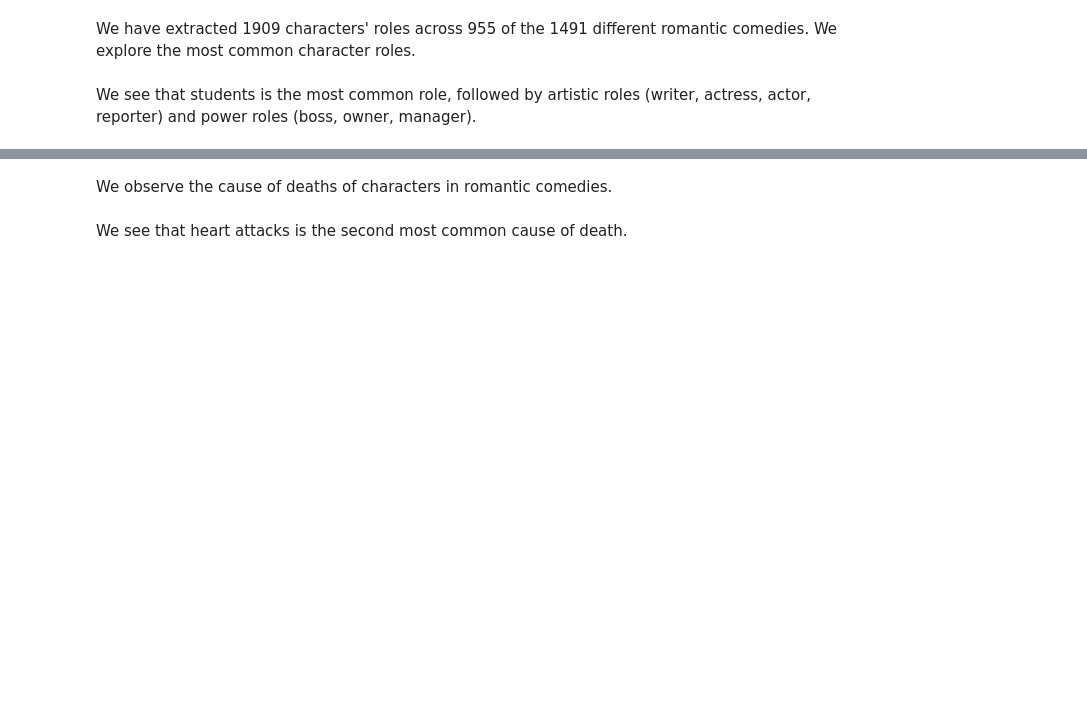
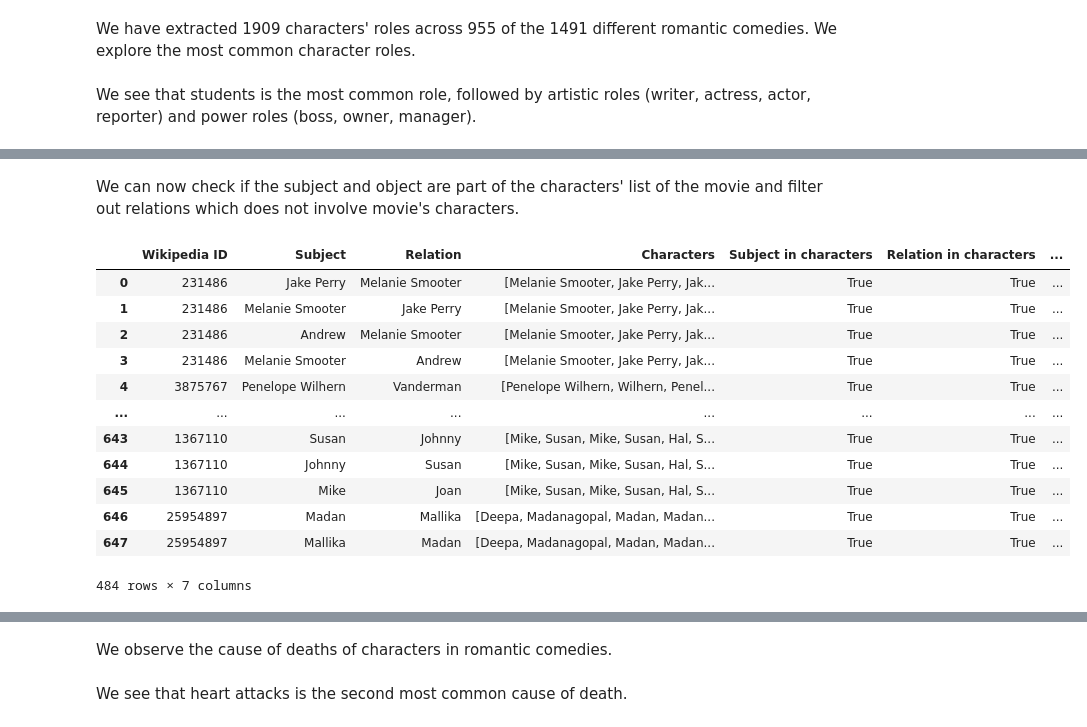
Before and after one commit to epfl-ada/ada-2022-project-toestewbrr, a Jupyter notebook: coreNLP_analysis.ipynb, the cells around one changed output, grey strips where cells are left out. Saved outputs shown, nothing was run; the diff lists cells and outputs as text; code cells hidden in the pictures; blank space fills up the shorter version.

```diff
--- a/coreNLP_analysis.ipynb
+++ b/coreNLP_analysis.ipynb
@@ -251,0 +295,2 @@ love_df
+# %%
+love_df = love_df[love_df['Relation'] != love_df['Subject']]
@@ -251,0 +343,23 @@ love_df
+# %% [markdown]
+We can now check if the subject and object are part of the characters' list of the movie and filter out relations which does not involve movie's characters.
+# %%
+# Filter out relations that are not between movie's characters
+love_cast_df = love_cast_df.copy(deep=True)
+love_cast_df['Subject in characters'] = love_cast_df.apply(lambda x: x['Subject'] in x['Characters'], axis=1)
+love_cast_df['Relation in characters'] = love_cast_df.apply(lambda x: x['Relation'] in x['Characters'], axis=1)
+love_cast_df = love_cast_df[love_cast_df['Subject in characters'] & love_cast_df['Relation in characters']]
+love_cast_df
+# %% [output]
+|  | Wikipedia ID | Subject | Relation | Characters | Subject in characters | Relation in characters | ... |
+| 0 | 231486 | Jake Perry | Melanie Smooter | [Melanie Smooter, Jake Perry, Jak... | True | True | ... |
+| 1 | 231486 | Melanie Smooter | Jake Perry | [Melanie Smooter, Jake Perry, Jak... | True | True | ... |
+| 2 | 231486 | Andrew | Melanie Smooter | [Melanie Smooter, Jake Perry, Jak... | True | True | ... |
+| 3 | 231486 | Melanie Smooter | Andrew | [Melanie Smooter, Jake Perry, Jak... | True | True | ... |
+| 4 | 3875767 | Penelope Wilhern | Vanderman | [Penelope Wilhern, Wilhern, Penel... | True | True | ... |
+| ... | ... | ... | ... | ... | ... | ... | ... |
+| 643 | 1367110 | Susan | Johnny | [Mike, Susan, Mike, Susan, Hal, S... | True | True | ... |
+| 644 | 1367110 | Johnny | Susan | [Mike, Susan, Mike, Susan, Hal, S... | True | True | ... |
+| 645 | 1367110 | Mike | Joan | [Mike, Susan, Mike, Susan, Hal, S... | True | True | ... |
+| 646 | 25954897 | Madan | Mallika | [Deepa, Madanagopal, Madan, Madan... | True | True | ... |
+| 647 | 25954897 | Mallika | Madan | [Deepa, Madanagopal, Madan, Madan... | True | True | ... |
+484 rows × 7 columns
```
Also changed, not shown: parts of 19 cells of this notebook, 2 other files.
